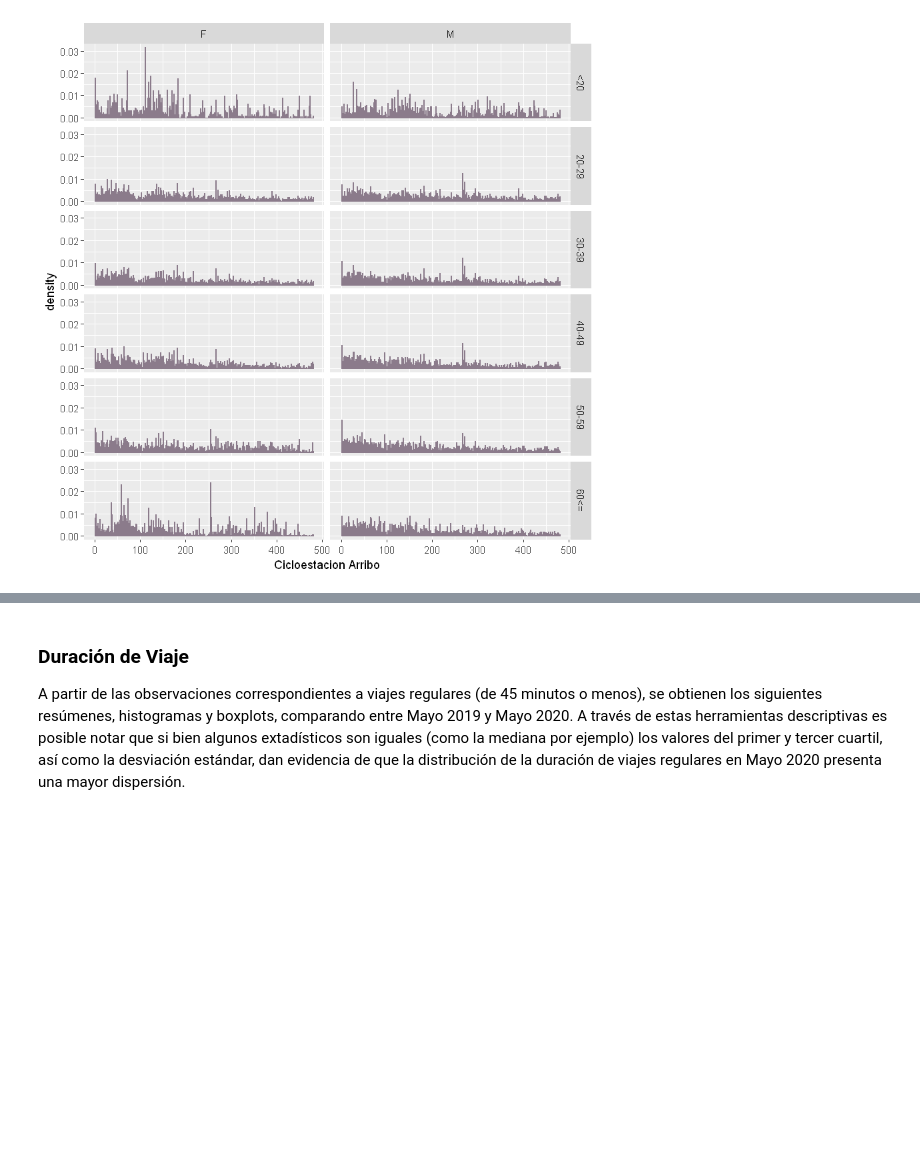
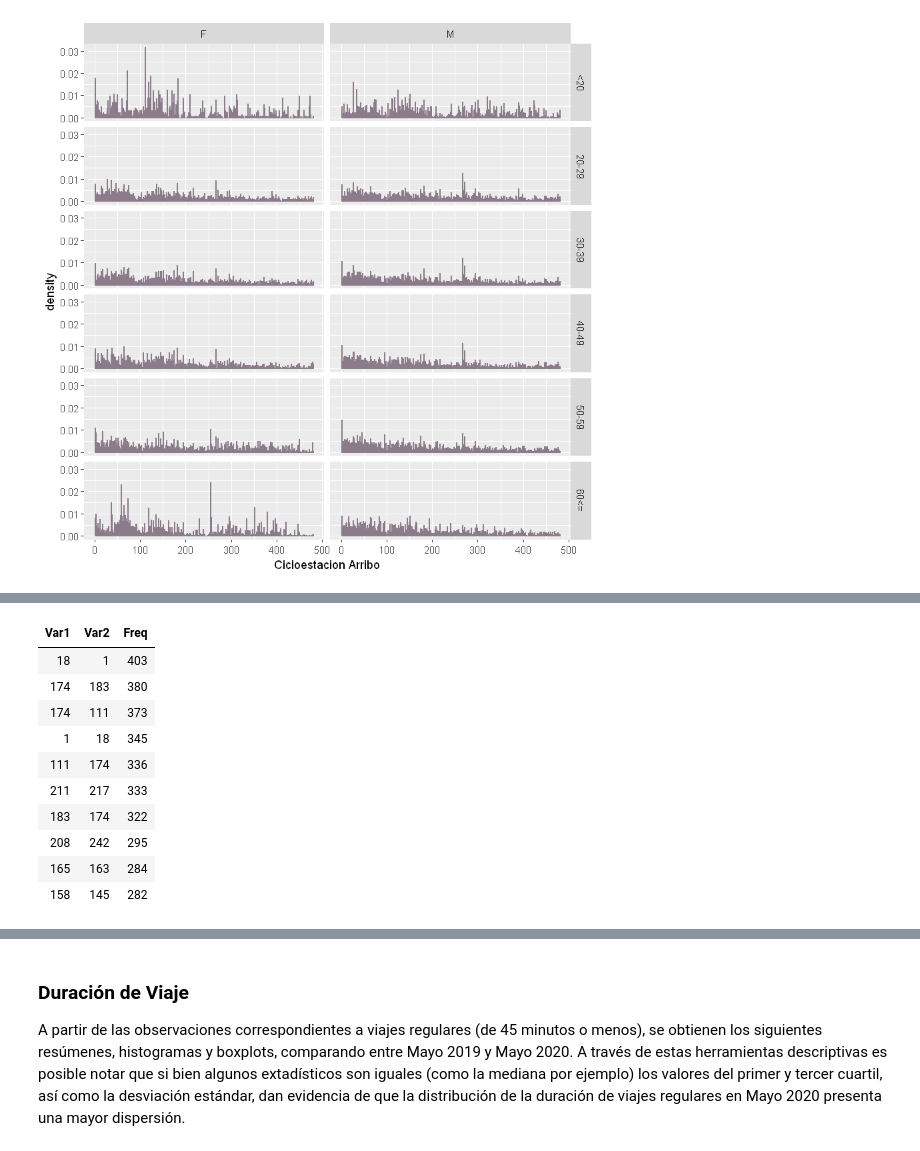
Before and after one commit to prope-2020-gh-classroom/practica-final-por-equipos-verano-2020-itam-Eduardo-Moreno, a Jupyter notebook: AnalisisRutas_PruebasEstadisticas.ipynb, the cells around one changed output, grey strips where cells are left out. Cells and saved outputs as stored; diff of their text form; code cells hidden in the pictures; blank space fills up the shorter version.

```diff
--- a/AnalisisRutas_PruebasEstadisticas.ipynb
+++ b/AnalisisRutas_PruebasEstadisticas.ipynb
@@ -188,0 +198,14 @@ $ Excedencia            <chr> "NO", "NO", "NO", "NO", "NO", "NO", "NO", "NO...
+# %%
+rutas19 %>% arrange(desc(Freq)) %>% head(10) %>% dplyr::select(-Anio)
+# %% [output]
+| Var1 | Var2 | Freq |
+| 18 | 1 | 403 |
+| 174 | 183 | 380 |
+| 174 | 111 | 373 |
+| 1 | 18 | 345 |
+| 111 | 174 | 336 |
+| 211 | 217 | 333 |
+| 183 | 174 | 322 |
+| 208 | 242 | 295 |
+| 165 | 163 | 284 |
+| 158 | 145 | 282 |
```
Also changed, not shown: parts of 10 cells of this notebook.
